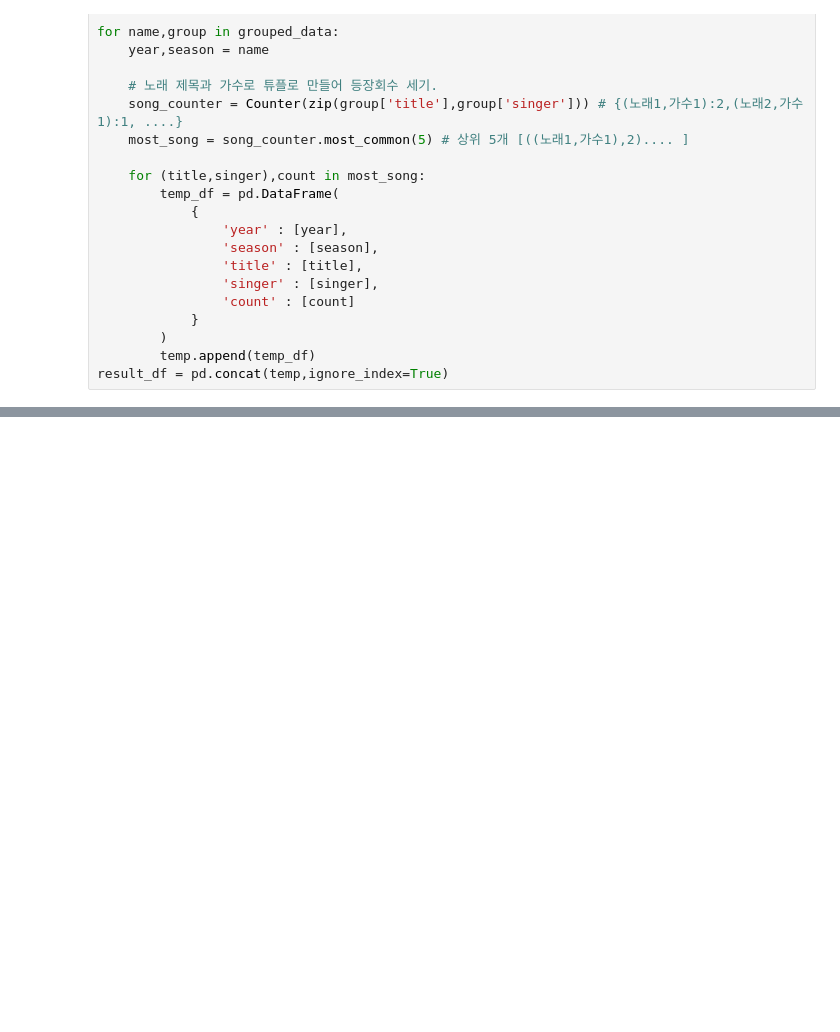
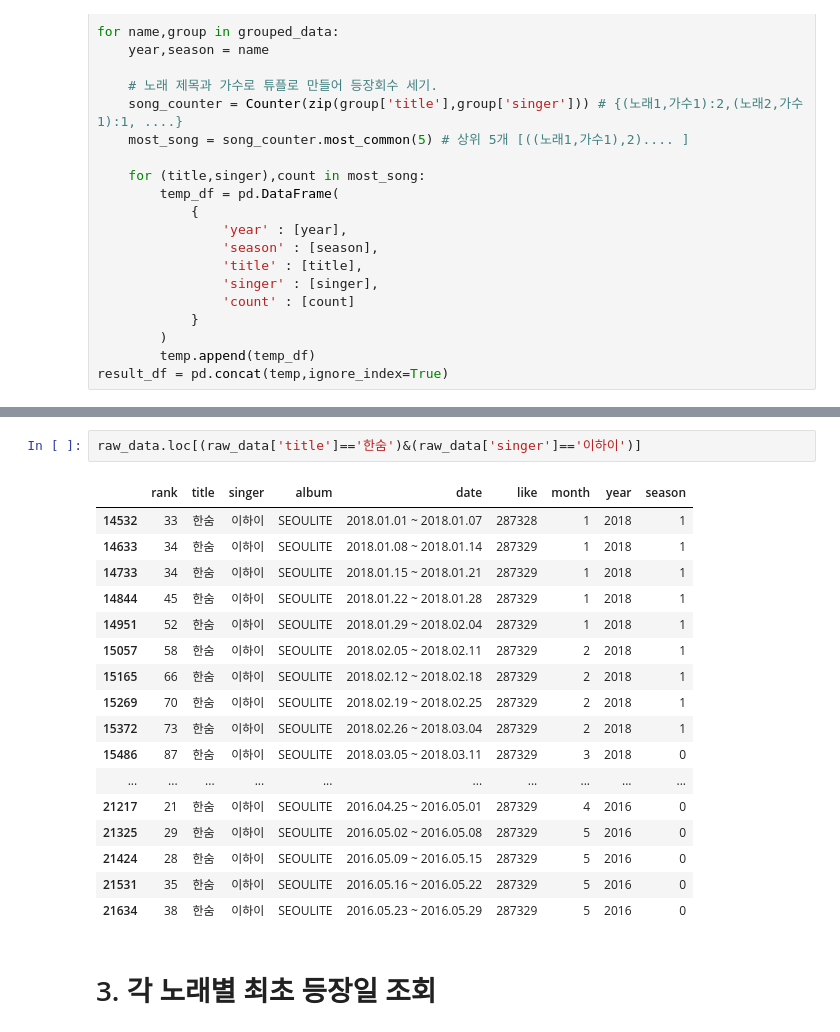
Before and after one commit to zjacom/Seasonal-songs, a Jupyter notebook: best5_elements.ipynb, the cells around one changed output, grey strips where cells are left out. Saved outputs shown, nothing was run; the diff lists cells and outputs as text; blank space fills up the shorter version.

```diff
--- a/best5_elements.ipynb
+++ b/best5_elements.ipynb
@@ -86,0 +153,22 @@ result_df
+# %%
+raw_data.loc[(raw_data['title']=='한숨')&(raw_data['singer']=='이하이')]
+# %% [output]
+|  | rank | title | singer | album | date | like | month | year | season |
+| 14532 | 33 | 한숨 | 이하이 | SEOULITE | 2018.01.01 ~ 2018.01.07 | 287328 | 1 | 2018 | 1 |
+| 14633 | 34 | 한숨 | 이하이 | SEOULITE | 2018.01.08 ~ 2018.01.14 | 287329 | 1 | 2018 | 1 |
+| 14733 | 34 | 한숨 | 이하이 | SEOULITE | 2018.01.15 ~ 2018.01.21 | 287329 | 1 | 2018 | 1 |
+| 14844 | 45 | 한숨 | 이하이 | SEOULITE | 2018.01.22 ~ 2018.01.28 | 287329 | 1 | 2018 | 1 |
+| 14951 | 52 | 한숨 | 이하이 | SEOULITE | 2018.01.29 ~ 2018.02.04 | 287329 | 1 | 2018 | 1 |
+| 15057 | 58 | 한숨 | 이하이 | SEOULITE | 2018.02.05 ~ 2018.02.11 | 287329 | 2 | 2018 | 1 |
+| 15165 | 66 | 한숨 | 이하이 | SEOULITE | 2018.02.12 ~ 2018.02.18 | 287329 | 2 | 2018 | 1 |
+| 15269 | 70 | 한숨 | 이하이 | SEOULITE | 2018.02.19 ~ 2018.02.25 | 287329 | 2 | 2018 | 1 |
+| 15372 | 73 | 한숨 | 이하이 | SEOULITE | 2018.02.26 ~ 2018.03.04 | 287329 | 2 | 2018 | 1 |
+| 15486 | 87 | 한숨 | 이하이 | SEOULITE | 2018.03.05 ~ 2018.03.11 | 287329 | 3 | 2018 | 0 |
+| ... | ... | ... | ... | ... | ... | ... | ... | ... | ... |
+| 21217 | 21 | 한숨 | 이하이 | SEOULITE | 2016.04.25 ~ 2016.05.01 | 287329 | 4 | 2016 | 0 |
+| 21325 | 29 | 한숨 | 이하이 | SEOULITE | 2016.05.02 ~ 2016.05.08 | 287329 | 5 | 2016 | 0 |
+| 21424 | 28 | 한숨 | 이하이 | SEOULITE | 2016.05.09 ~ 2016.05.15 | 287329 | 5 | 2016 | 0 |
+| 21531 | 35 | 한숨 | 이하이 | SEOULITE | 2016.05.16 ~ 2016.05.22 | 287329 | 5 | 2016 | 0 |
+| 21634 | 38 | 한숨 | 이하이 | SEOULITE | 2016.05.23 ~ 2016.05.29 | 287329 | 5 | 2016 | 0 |
+# %% [markdown]
+# 3. 각 노래별 최초 등장일 조회
```
Also changed, not shown: parts of 17 cells of this notebook.
